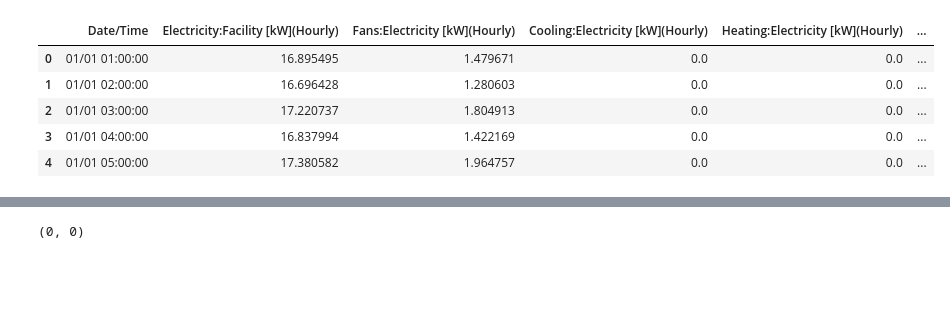
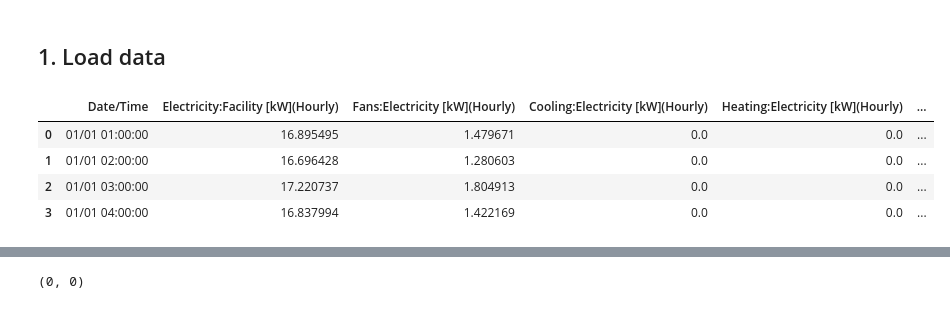
Before and after one commit to f-krause/uio-AIEI-project-1, a Jupyter notebook: notebooks/data_inspection.ipynb, the cells around one changed output, grey strips where cells are left out. Drawn from its saved outputs; the diff is of its cells as text; code cells hidden in the pictures; blank space fills up the shorter version.

```diff
--- a/notebooks/data_inspection.ipynb
+++ b/notebooks/data_inspection.ipynb
@@ -4,13 +11,14 @@ import matplotlib.pyplot as plt
+# %% [markdown]
+## 1. Load data
 # %%
 with tarfile.open("../data/COMMERCIAL_LOAD_DATA_E_PLUS_OUTPUT.part1.tar.gz") as tf:
     example_file = tf.extractfile("USA_CA_Palmdale.AP.723820_TMY3/RefBldgWarehouseNew2004_7.1_5.0_3B_USA_CA_LOS_ANGELES.csv")
     df = pd.read_csv(example_file)
 # %%
-df.head(5)
+df.head(4)
 # %% [output]
 |  | Date/Time | Electricity:Facility [kW](Hourly) | Fans:Electricity [kW](Hourly) | Cooling:Electricity [kW](Hourly) | Heating:Electricity [kW](Hourly) | ... |
 | 0 | 01/01 01:00:00 | 16.895495 | 1.479671 | 0.0 | 0.0 | ... |
 | 1 | 01/01 02:00:00 | 16.696428 | 1.280603 | 0.0 | 0.0 | ... |
 | 2 | 01/01 03:00:00 | 17.220737 | 1.804913 | 0.0 | 0.0 | ... |
 | 3 | 01/01 04:00:00 | 16.837994 | 1.422169 | 0.0 | 0.0 | ... |
-| 4 | 01/01 05:00:00 | 17.380582 | 1.964757 | 0.0 | 0.0 | ... |
```
Also changed, not shown: parts of 11 cells of this notebook, 1 other file.
